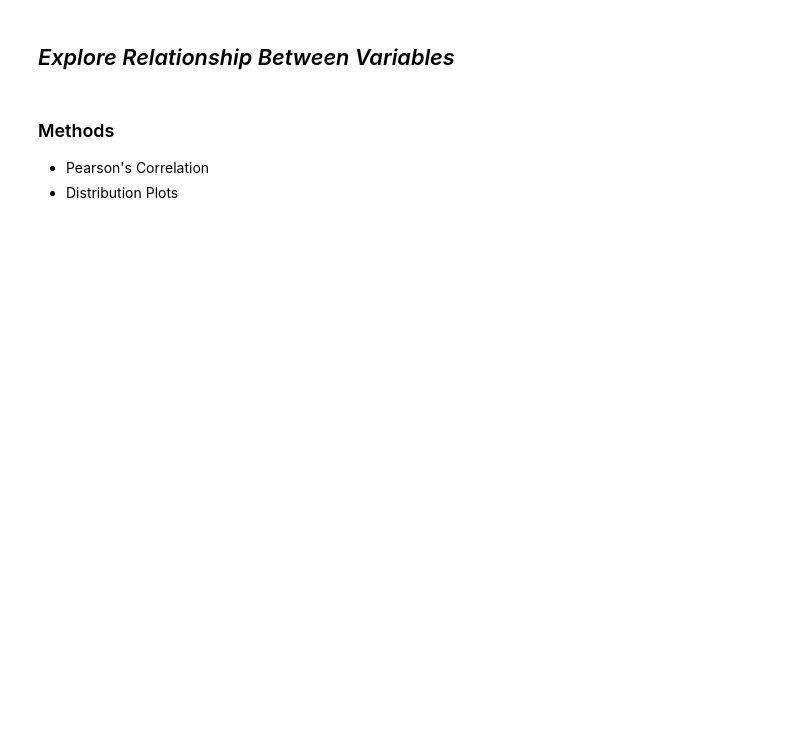
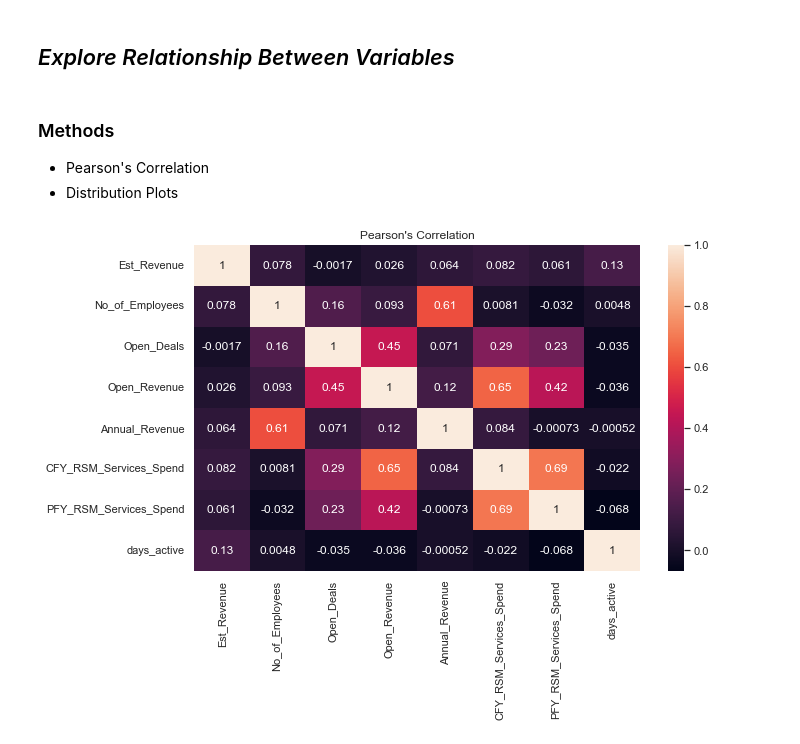
Before and after one commit to benkarabinus/TOOL1_FINAL_PROJECT, a Jupyter notebook: Karabinus_Ben_Final_Project_Rough.ipynb, the cells around one changed output. Saved outputs shown, nothing was run; the diff lists cells and outputs as text; code cells hidden in the pictures; blank space fills up the shorter version.

```diff
--- a/Karabinus_Ben_Final_Project_Rough.ipynb
+++ b/Karabinus_Ben_Final_Project_Rough.ipynb
@@ -255,5 +454,8 @@ plt.tight_layout()
 # %%
 # plot correlation of numeric data
 sns.set(rc={"figure.figsize":(10, 6)})
-correlation = sns.heatmap(opp_numeric.corr(), cmap='rocket',
+opp_numeric_corr = opp_numeric.fillna(value=0)
+correlation = sns.heatmap(opp_numeric_corr.corr(), cmap='rocket',
                           annot=True).set_title('Pearson\'s Correlation')
+# %% [output]
+[figure, added]
```
Also changed, not shown: parts of 71 cells of this notebook, 7 other files.
